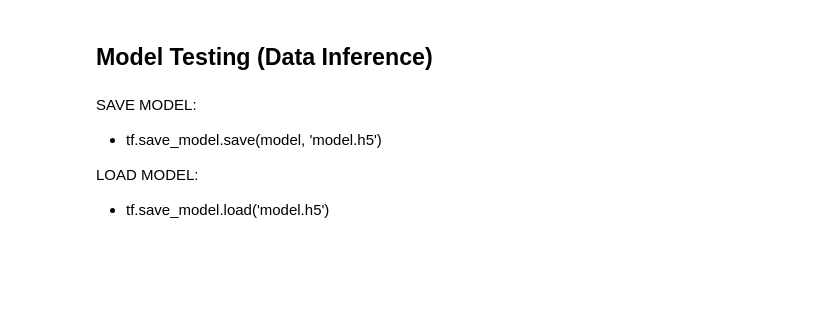
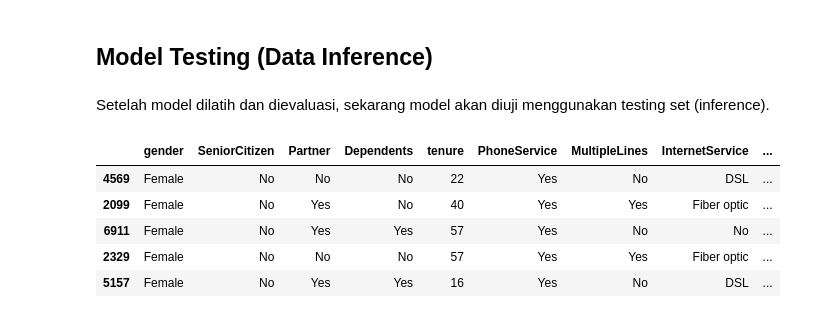
Before and after one commit to Penzragon/h8dsft_Milestone1P2, a Jupyter notebook: script.ipynb, the cells around one changed output. Cells and saved outputs as stored; diff of their text form; code cells hidden in the pictures; blank space fills up the shorter version.

```diff
--- a/script.ipynb
+++ b/script.ipynb
@@ -782,9 +811,14 @@ with open('preprocessor.pkl', 'wb') as file:
     pickle.dump(preprocessor, file)
 # %% [markdown]
 ## Model Testing (Data Inference)
-# %% [markdown]
-SAVE MODEL:
-- tf.save_model.save(model, 'model.h5')
-
-LOAD MODEL:
-- tf.save_model.load('model.h5')
+# %% [markdown]
+Setelah model dilatih dan dievaluasi, sekarang model akan diuji menggunakan testing set (inference).
+# %%
+df_test.head()
+# %% [output]
+|  | gender | SeniorCitizen | Partner | Dependents | tenure | PhoneService | MultipleLines | InternetService | ... |
+| 4569 | Female | No | No | No | 22 | Yes | No | DSL | ... |
+| 2099 | Female | No | Yes | No | 40 | Yes | Yes | Fiber optic | ... |
+| 6911 | Female | No | Yes | Yes | 57 | Yes | No | No | ... |
+| 2329 | Female | No | No | No | 57 | Yes | Yes | Fiber optic | ... |
+| 5157 | Female | No | Yes | Yes | 16 | Yes | No | DSL | ... |
```
Also changed, not shown: parts of 7 cells of this notebook.
